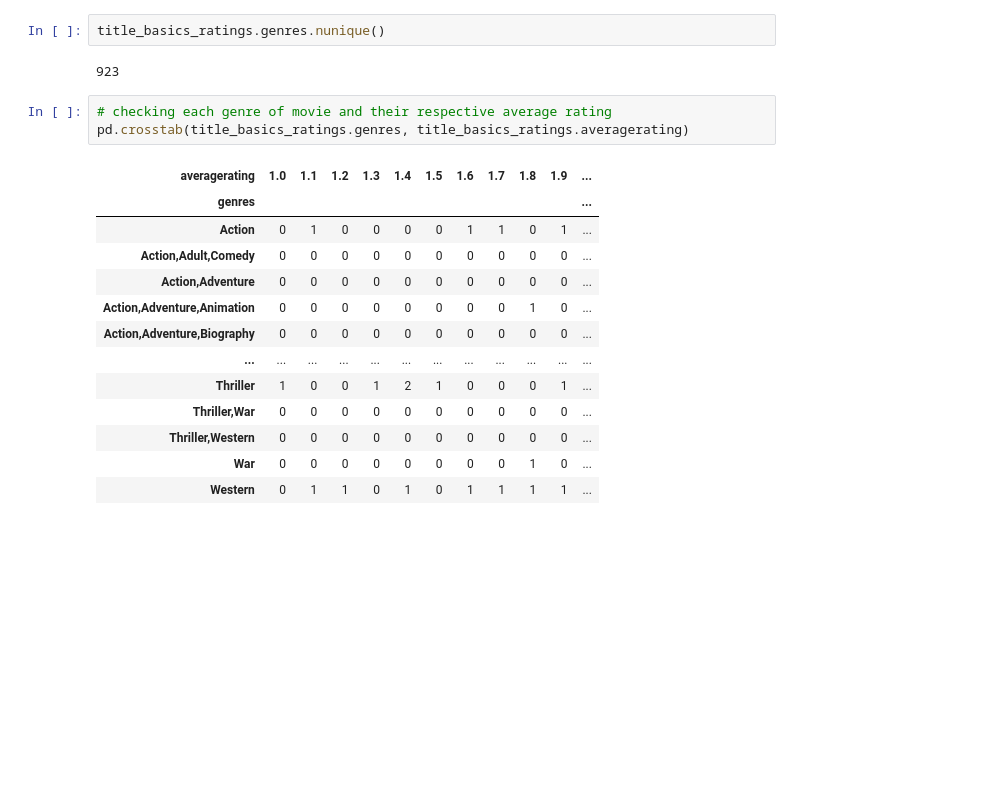
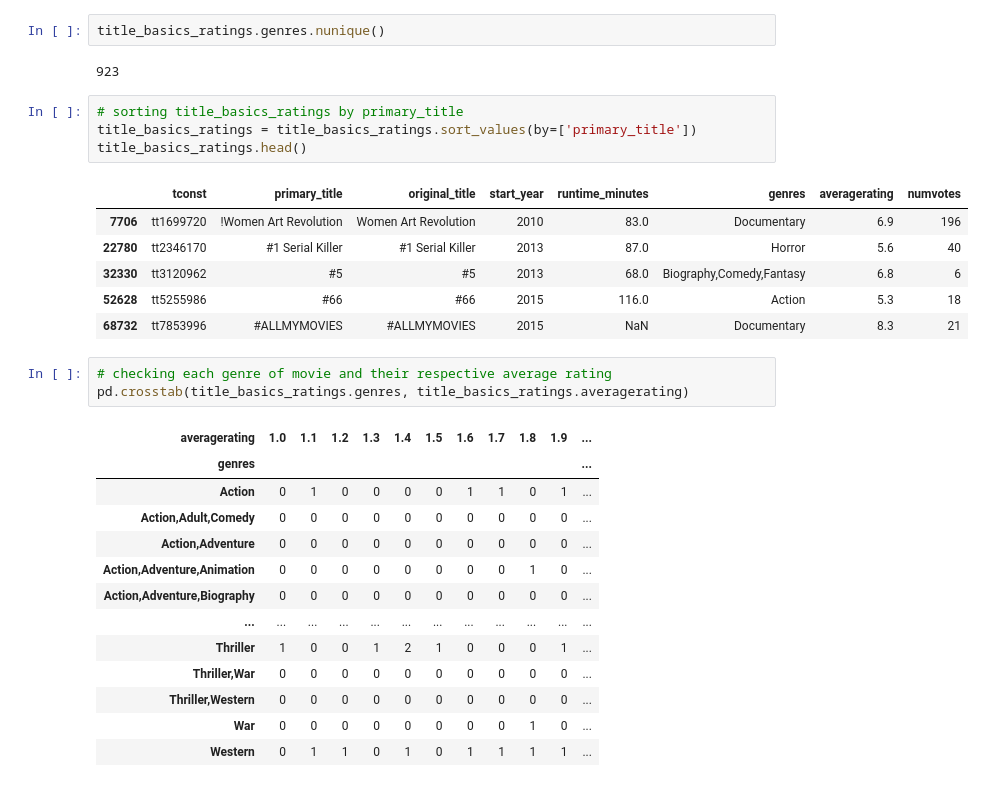
Before and after one commit to FionaNalianya/Microsoft-Movie, a Jupyter notebook: notebook.ipynb, the cells around one changed output. Drawn from its saved outputs; the diff is of its cells as text; blank space fills up the shorter version.

Commit message:
Added a sorted table

```diff
--- a/notebook.ipynb
+++ b/notebook.ipynb
@@ -385,6 +385,17 @@ Name: count, Length: 923, dtype: int64
 title_basics_ratings.genres.nunique()
 # %% [output]
 923
+# %%
+# sorting title_basics_ratings by primary_title
+title_basics_ratings = title_basics_ratings.sort_values(by=['primary_title'])
+title_basics_ratings.head()
+# %% [output]
+|  | tconst | primary_title | original_title | start_year | runtime_minutes | genres | averagerating | numvotes |
+| 7706 | tt1699720 | !Women Art Revolution | Women Art Revolution | 2010 | 83.0 | Documentary | 6.9 | 196 |
+| 22780 | tt2346170 | #1 Serial Killer | #1 Serial Killer | 2013 | 87.0 | Horror | 5.6 | 40 |
+| 32330 | tt3120962 | #5 | #5 | 2013 | 68.0 | Biography,Comedy,Fantasy | 6.8 | 6 |
+| 52628 | tt5255986 | #66 | #66 | 2015 | 116.0 | Action | 5.3 | 18 |
+| 68732 | tt7853996 | #ALLMYMOVIES | #ALLMYMOVIES | 2015 | NaN | Documentary | 8.3 | 21 |
 # %%
 # checking each genre of movie and their respective average rating
 pd.crosstab(title_basics_ratings.genres, title_basics_ratings.averagerating)
```
